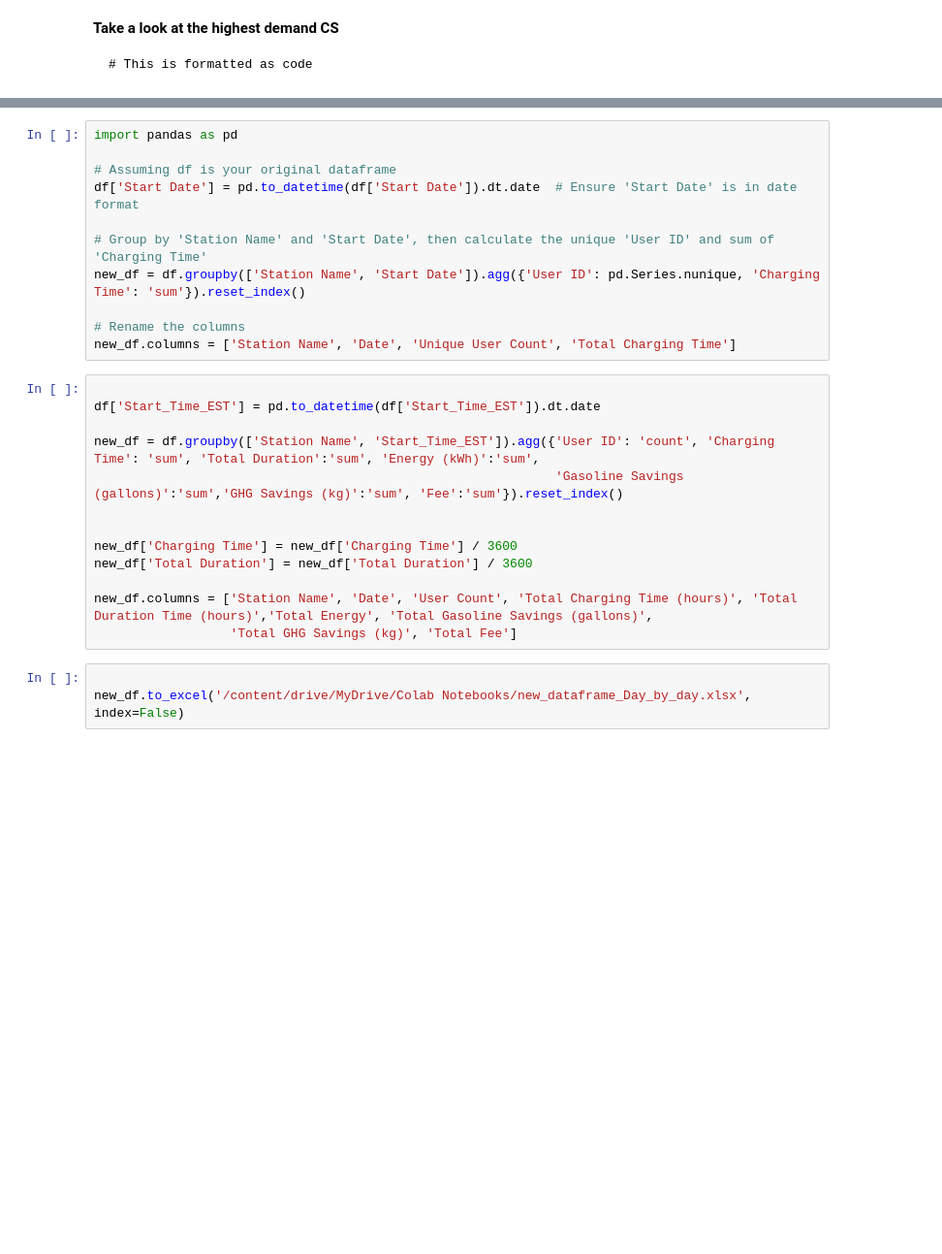
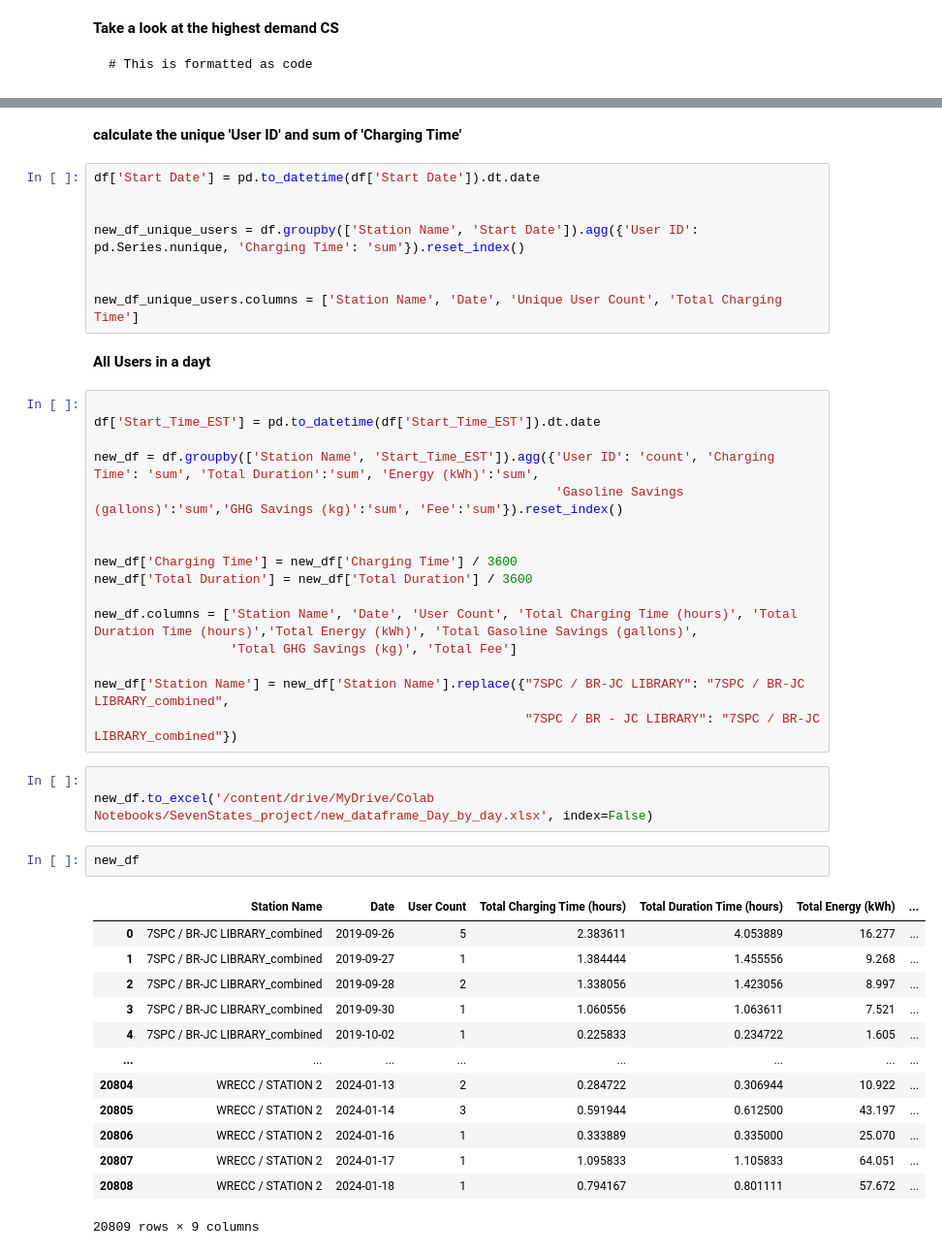
Before and after one commit to mkhaleghian/SevenStates, a Jupyter notebook: Analysis_7sates.ipynb, the cells around one changed output, grey strips where cells are left out. Shown: that part at 97% size. Cells and saved outputs as stored; diff of their text form; blank space fills up the shorter version.

```diff
--- a/Analysis_7sates.ipynb
+++ b/Analysis_7sates.ipynb
@@ -273,14 +227,15 @@ Start_Time_EST
+# %% [markdown]
+**calculate the unique 'User ID' and sum of 'Charging Time'**
 # %%
-import pandas as pd
+df['Start Date'] = pd.to_datetime(df['Start Date']).dt.date
 
-# Assuming df is your original dataframe
-df['Start Date'] = pd.to_datetime(df['Start Date']).dt.date  # Ensure 'Start Date' is in date format
 
-# Group by 'Station Name' and 'Start Date', then calculate the unique 'User ID' and sum of 'Charging Time'
-new_df = df.groupby(['Station Name', 'Start Date']).agg({'User ID': pd.Series.nunique, 'Charging Time': 'sum'}).reset_index()
+new_df_unique_users = df.groupby(['Station Name', 'Start Date']).agg({'User ID': pd.Series.nunique, 'Charging Time': 'sum'}).reset_index()
 
-# Rename the columns
-new_df.columns = ['Station Name', 'Date', 'Unique User Count', 'Total Charging Time']
+
+new_df_unique_users.columns = ['Station Name', 'Date', 'Unique User Count', 'Total Charging Time']
+# %% [markdown]
+**All Users in a dayt**
 # %%
 
 df['Start_Time_EST'] = pd.to_datetime(df['Start_Time_EST']).dt.date
@@ -292,8 +247,27 @@ new_df = df.groupby(['Station Name', 'Start_Time_EST']).agg({'User ID': 'count',
 new_df['Charging Time'] = new_df['Charging Time'] / 3600
 new_df['Total Duration'] = new_df['Total Duration'] / 3600
 
-new_df.columns = ['Station Name', 'Date', 'User Count', 'Total Charging Time (hours)', 'Total Duration Time (hours)','Total Energy', 'Total Gasoline Savings (gallons)',
+new_df.columns = ['Station Name', 'Date', 'User Count', 'Total Charging Time (hours)', 'Total Duration Time (hours)','Total Energy (kWh)', 'Total Gasoline Savings (gallons)',
                   'Total GHG Savings (kg)', 'Total Fee']
+
+new_df['Station Name'] = new_df['Station Name'].replace({"7SPC / BR-JC LIBRARY": "7SPC / BR-JC LIBRARY_combined",
+                                                         "7SPC / BR - JC LIBRARY": "7SPC / BR-JC LIBRARY_combined"})
 # %%
 
-new_df.to_excel('/content/drive/MyDrive/Colab Notebooks/new_dataframe_Day_by_day.xlsx', index=False)
+new_df.to_excel('/content/drive/MyDrive/Colab Notebooks/SevenStates_project/new_dataframe_Day_by_day.xlsx', index=False)
+# %%
+new_df
+# %% [output]
+|  | Station Name | Date | User Count | Total Charging Time (hours) | Total Duration Time (hours) | Total Energy (kWh) | ... |
+| 0 | 7SPC / BR-JC LIBRARY_combined | 2019-09-26 | 5 | 2.383611 | 4.053889 | 16.277 | ... |
+| 1 | 7SPC / BR-JC LIBRARY_combined | 2019-09-27 | 1 | 1.384444 | 1.455556 | 9.268 | ... |
+| 2 | 7SPC / BR-JC LIBRARY_combined | 2019-09-28 | 2 | 1.338056 | 1.423056 | 8.997 | ... |
+| 3 | 7SPC / BR-JC LIBRARY_combined | 2019-09-30 | 1 | 1.060556 | 1.063611 | 7.521 | ... |
+| 4 | 7SPC / BR-JC LIBRARY_combined | 2019-10-02 | 1 | 0.225833 | 0.234722 | 1.605 | ... |
+| ... | ... | ... | ... | ... | ... | ... | ... |
+| 20804 | WRECC / STATION 2 | 2024-01-13 | 2 | 0.284722 | 0.306944 | 10.922 | ... |
+| 20805 | WRECC / STATION 2 | 2024-01-14 | 3 | 0.591944 | 0.612500 | 43.197 | ... |
+| 20806 | WRECC / STATION 2 | 2024-01-16 | 1 | 0.333889 | 0.335000 | 25.070 | ... |
+| 20807 | WRECC / STATION 2 | 2024-01-17 | 1 | 1.095833 | 1.105833 | 64.051 | ... |
+| 20808 | WRECC / STATION 2 | 2024-01-18 | 1 | 0.794167 | 0.801111 | 57.672 | ... |
+20809 rows × 9 columns
```
Also changed, not shown: parts of 17 cells of this notebook.
